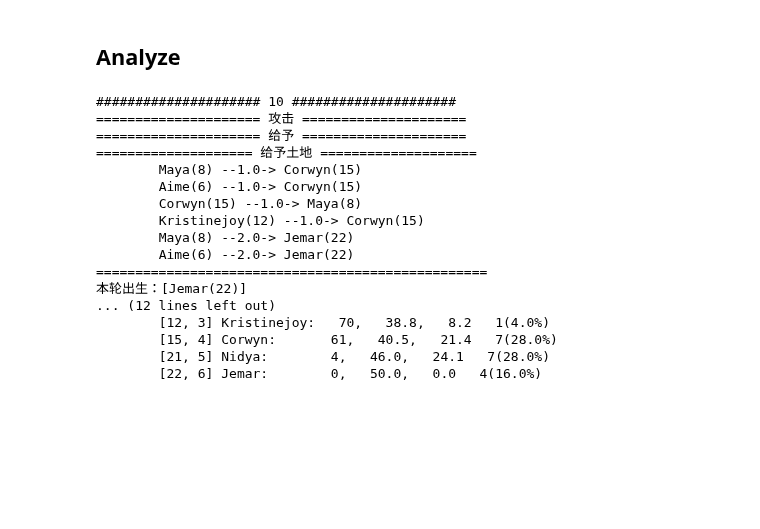
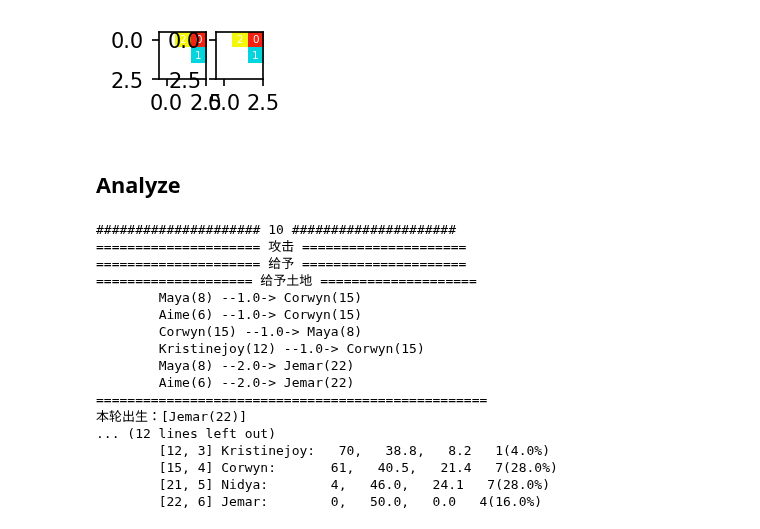
Before and after one commit to LEE-CHENYU/leviathan, a Jupyter notebook: notebooks/test.ipynb, the cells around one changed output. Saved outputs shown, nothing was run; the diff lists cells and outputs as text; code cells hidden in the pictures; blank space fills up the shorter version.

```diff
--- a/notebooks/test.ipynb
+++ b/notebooks/test.ipynb
@@ -239,3 +114,7 @@ plt.show()
+# %%
+island.land.plot()
+# %% [output]
+[figure, added]
 # %% [markdown]
 ## Analyze
 # %%
```
Also changed, not shown: parts of 19 cells of this notebook, 6 other files.
